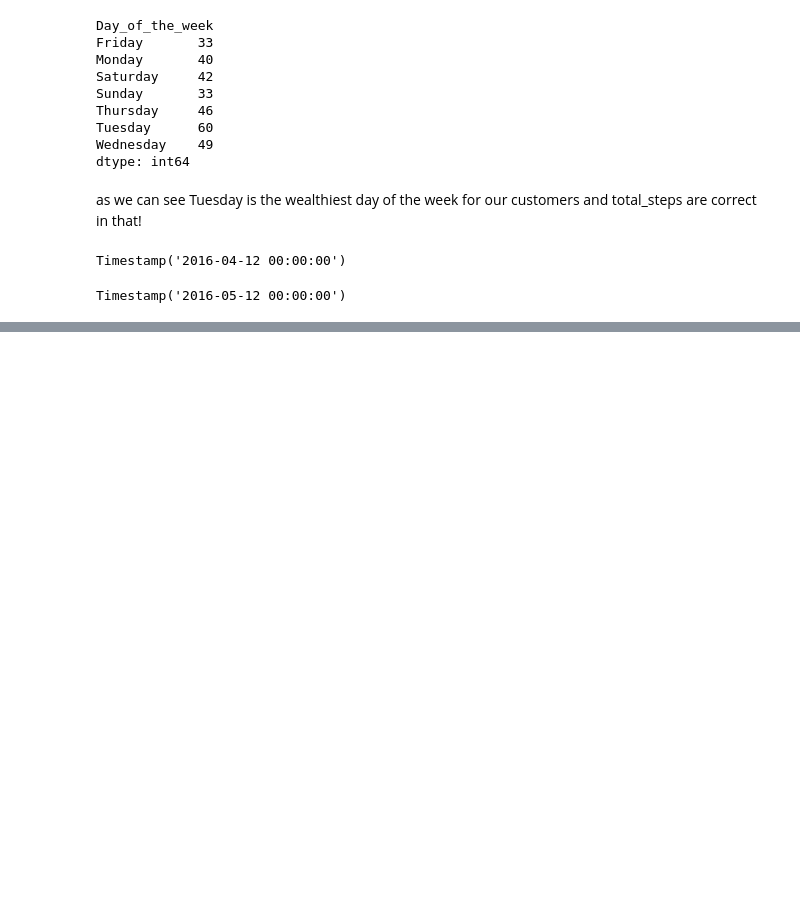
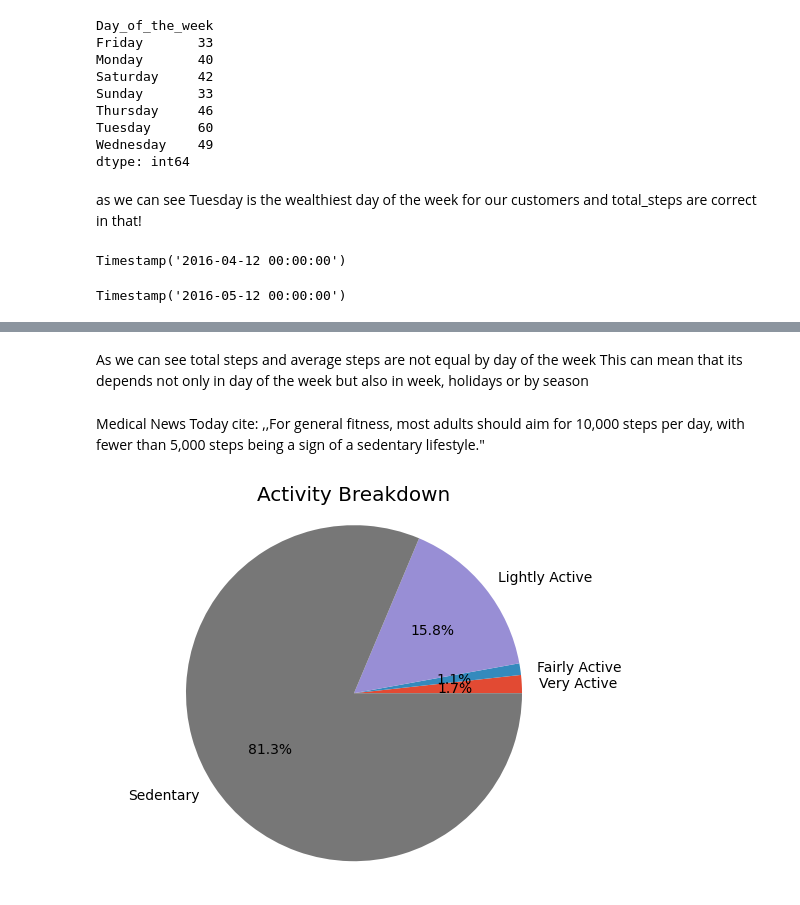
Before and after one commit to JJDataAnalyst-viz/Bellabeat_Project, a Jupyter notebook: Stage_4_Analyze/analysis.ipynb, the cells around one changed output, grey strips where cells are left out. Saved outputs shown, nothing was run; the diff lists cells and outputs as text; code cells hidden in the pictures; blank space fills up the shorter version.

```diff
--- a/Stage_4_Analyze/analysis.ipynb
+++ b/Stage_4_Analyze/analysis.ipynb
@@ -185,0 +299,18 @@ Timestamp('2016-05-12 00:00:00')
+# %% [markdown]
+As we can see total steps and average steps are not equal by day of the week
+This can mean that its depends not only in day of the week but also in week, holidays or by season
+# %% [markdown]
+Medical News Today cite: ,,For general fitness, most adults should aim for 10,000 steps per day, with fewer than 5,000 steps being a sign of a sedentary lifestyle."
+# %%
+df_subset_very_ac = df['VeryActiveMinutes'].sum()
+df_subset_fairly_ac = df['FairlyActiveMinutes'].sum()
+df_subset_lightly_ac = df['LightlyActiveMinutes'].sum()
+df_subset_sedentary_ac = df['SedentaryMinutes'].sum()
+sizes = [df_subset_very_ac, df_subset_fairly_ac, df_subset_lightly_ac, df_subset_sedentary_ac]
+labels = ['Very Active', 'Fairly Active', 'Lightly Active', 'Sedentary']
+plt.pie(sizes, labels=labels, autopct='%1.1f%%')
+plt.axis('equal')
+plt.title('Activity Breakdown')
+plt.show()
+# %% [output]
+[figure, added]
```
Also changed, not shown: parts of 22 cells of this notebook.
